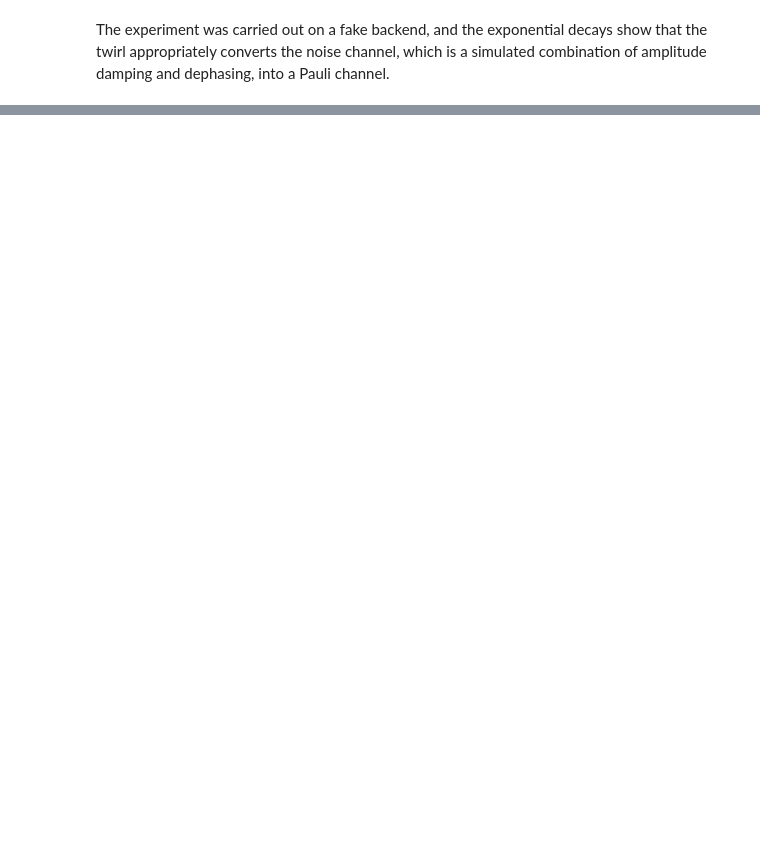
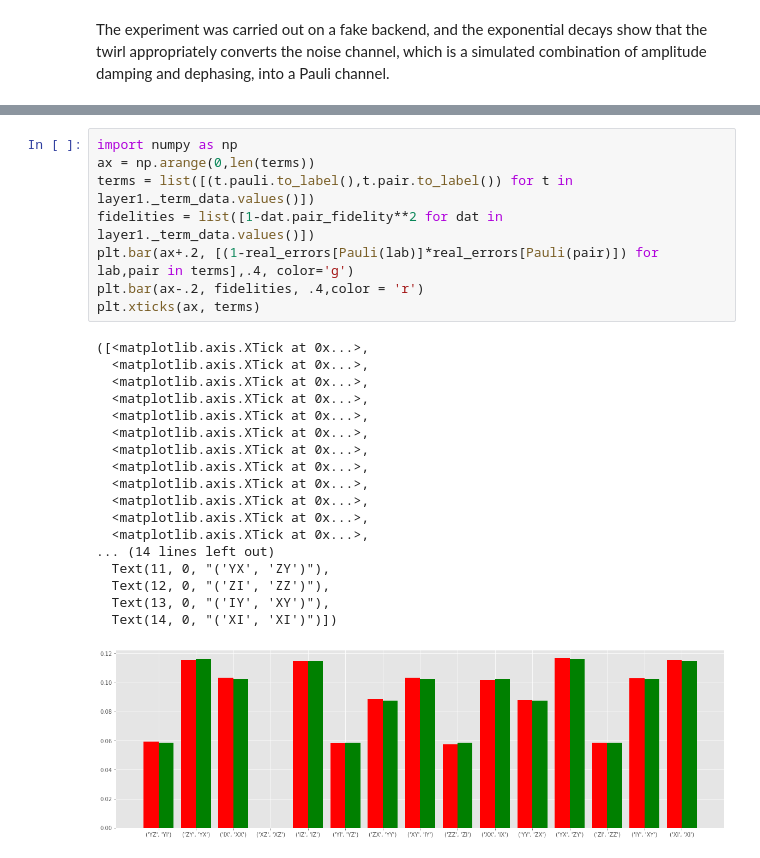
Before and after one commit to benmcdonough20/AutomatedPERTools, a Jupyter notebook: tutorial_notebooks/pauli_lindblad_per/ProcedureOverview.ipynb, the cells around one changed output, grey strips where cells are left out. Cells and saved outputs as stored; diff of their text form; blank space fills up the shorter version.

```diff
--- a/tutorial_notebooks/pauli_lindblad_per/ProcedureOverview.ipynb
+++ b/tutorial_notebooks/pauli_lindblad_per/ProcedureOverview.ipynb
@@ -134,0 +220,27 @@ layer1.plot_infidelitites((0,),(1,))
+# %%
+import numpy as np
+ax = np.arange(0,len(terms))
+terms = list([(t.pauli.to_label(),t.pair.to_label()) for t in layer1._term_data.values()])
+fidelities = list([1-dat.pair_fidelity**2 for dat in layer1._term_data.values()])
+plt.bar(ax+.2, [(1-real_errors[Pauli(lab)]*real_errors[Pauli(pair)]) for lab,pair in terms],.4, color='g')
+plt.bar(ax-.2, fidelities, .4,color = 'r')
+plt.xticks(ax, terms)
+# %% [output]
+([<matplotlib.axis.XTick at 0x...>,
+  <matplotlib.axis.XTick at 0x...>,
+  <matplotlib.axis.XTick at 0x...>,
+  <matplotlib.axis.XTick at 0x...>,
+  <matplotlib.axis.XTick at 0x...>,
+  <matplotlib.axis.XTick at 0x...>,
+  <matplotlib.axis.XTick at 0x...>,
+  <matplotlib.axis.XTick at 0x...>,
+  <matplotlib.axis.XTick at 0x...>,
+  <matplotlib.axis.XTick at 0x...>,
+  <matplotlib.axis.XTick at 0x...>,
+  <matplotlib.axis.XTick at 0x...>,
+... (14 lines left out)
+  Text(11, 0, "('YX', 'ZY')"),
+  Text(12, 0, "('ZI', 'ZZ')"),
+  Text(13, 0, "('IY', 'XY')"),
+  Text(14, 0, "('XI', 'XI')")])
+[figure, added]
```
Also changed, not shown: parts of 25 cells of this notebook, 14 other files.
